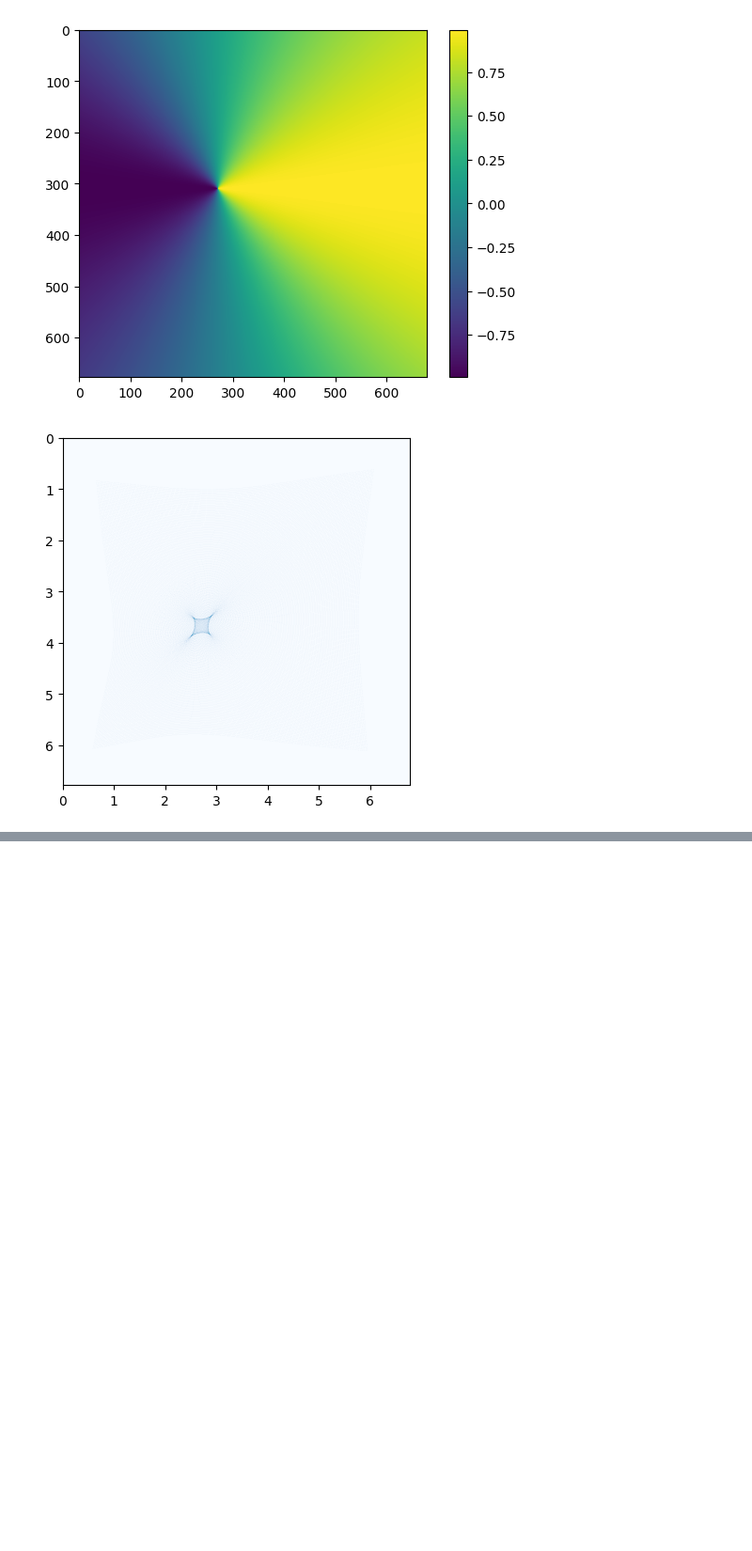
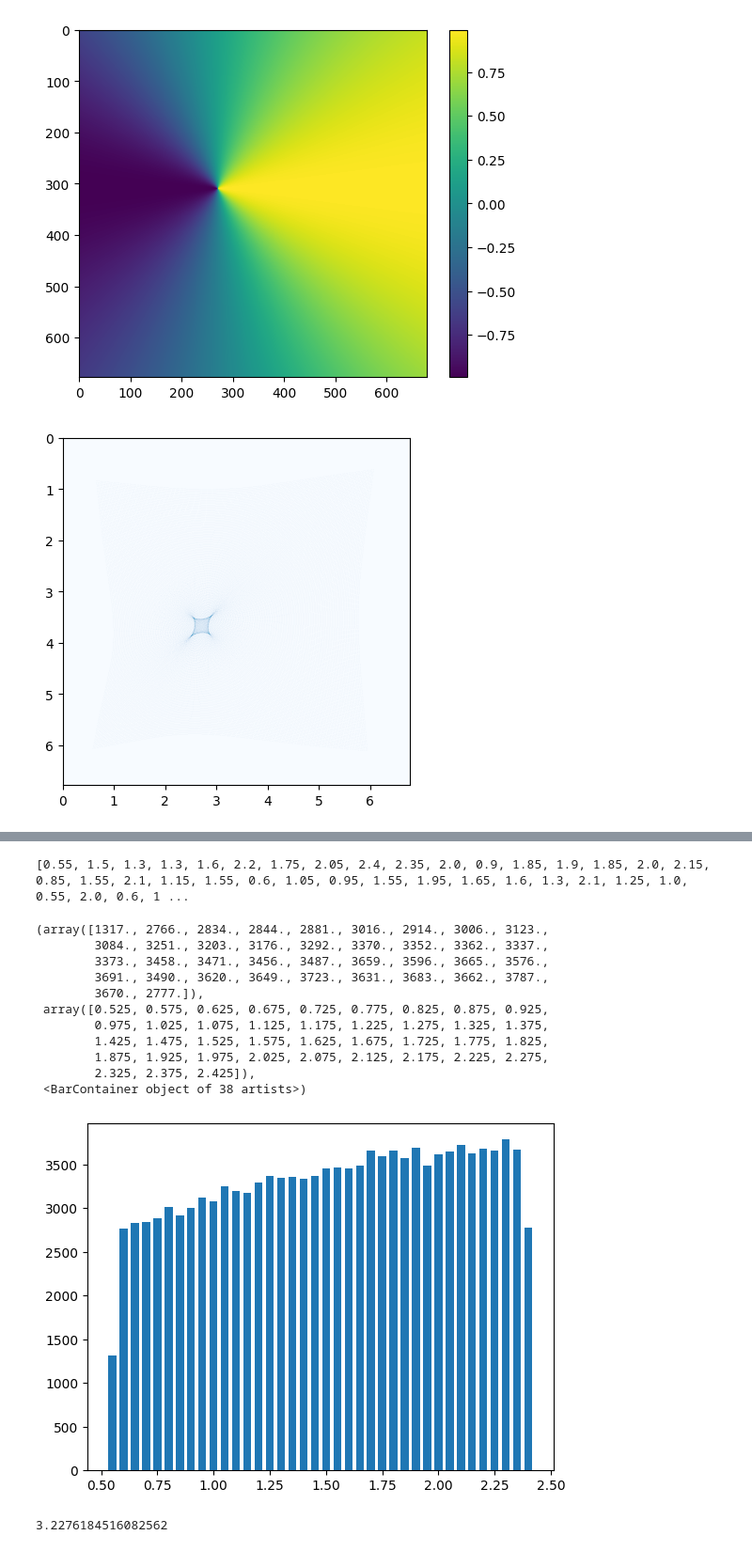
Before and after one commit to diceandcats/SURE-GW-lensing, a Jupyter notebook: Real stuffs/cluster_class_verify.ipynb, the cells around one changed output, grey strips where cells are left out. Shown at 94% size. Cells and saved outputs as stored; diff of their text form; code cells hidden in the pictures; blank space fills up the shorter version.

```diff
--- a/Real stuffs/cluster_class_verify.ipynb
+++ b/Real stuffs/cluster_class_verify.ipynb
@@ -413,0 +454,55 @@ cluster_mp = ClusterLensing(alpha_x_arcsec, alpha_y_arcsec, psi_arcsec, z_l , z_
+# %%
+# create new database with z_s values and bin size of 0.05
+num_points = 150000
+bin_z_s = 0.05
+# Rounding function
+def round_to_nearest_bin(value, bin_start = 0.55, bin_width = 0.05):
+    return round(bin_start + round((value - bin_start) / bin_width) * bin_width,2)
+
+
+len_coord_arcsec = (len_coord[0] * pixscale, len_coord[1] * pixscale)
+x_bound = (len_coord_arcsec[0] - 1 , len_coord_arcsec[0] + 1)
+y_bound = (len_coord_arcsec[1] - 1, len_coord_arcsec[1] + 1)
+betax, betay = generate_random_coordinates(num_points, x_bound, y_bound)
+injections = pd.read_csv("injections_summary_O4_0")
+injections = injections.sample(n=num_points)
+injections_para = injections[['z', 'snr']].copy()
+injections_para.insert(0, 'x', betax)
+injections_para.insert(1, 'y', betay)
+injections_para = injections_para[injections_para['z'] > 0.55].reset_index(drop=True)
+
+# Add the rounded z values to a new column 'z_s_bin'
+injections_para['z_s_bin'] = injections_para['z'].apply(round_to_nearest_bin)
+z_l = 0.5
+z_s = injections_para['z'].values.tolist()
+betax = injections_para['x'].values.tolist()
+betay = injections_para['y'].values.tolist()
+snr = injections_para['snr'].values.tolist()
+z_s_bin = injections_para['z_s_bin'].values.tolist()
+# Define the bin centers
+bin_centers = np.arange(0.55, max(z_s_bin) + 0.05, 0.05)
+
+# Calculate the bin edges
+bin_edges = np.concatenate(([bin_centers[0] - bin_z_s / 2], bin_centers + bin_z_s / 2))
+
+plt.hist(z_s_bin, bins=bin_edges, rwidth=0.7)
+# %% [output]
+[0.55, 1.5, 1.3, 1.3, 1.6, 2.2, 1.75, 2.05, 2.4, 2.35, 2.0, 0.9, 1.85, 1.9, 1.85, 2.0, 2.15, 0.85, 1.55, 2.1, 1.15, 1.55, 0.6, 1.05, 0.95, 1.55, 1.95, 1.65, 1.6, 1.3, 2.1, 1.25, 1.0, 0.55, 2.0, 0.6, 1 ...
+(array([1317., 2766., 2834., 2844., 2881., 3016., 2914., 3006., 3123.,
+        3084., 3251., 3203., 3176., 3292., 3370., 3352., 3362., 3337.,
+        3373., 3458., 3471., 3456., 3487., 3659., 3596., 3665., 3576.,
+        3691., 3490., 3620., 3649., 3723., 3631., 3683., 3662., 3787.,
+        3670., 2777.]),
+ array([0.525, 0.575, 0.625, 0.675, 0.725, 0.775, 0.825, 0.875, 0.925,
+        0.975, 1.025, 1.075, 1.125, 1.175, 1.225, 1.275, 1.325, 1.375,
+        1.425, 1.475, 1.525, 1.575, 1.625, 1.675, 1.725, 1.775, 1.825,
+        1.875, 1.925, 1.975, 2.025, 2.075, 2.125, 2.175, 2.225, 2.275,
+        2.325, 2.375, 2.425]),
+ <BarContainer object of 38 artists>)
+[figure, added]
+# %%
+# save the new database
+f = 3.3960634215107848 - (1-0.7551897621430999)* 0.6880634216
+print(f)
+# %% [output]
+3.2276184516082562
```
Also changed, not shown: parts of 13 cells of this notebook, 1 other file.
